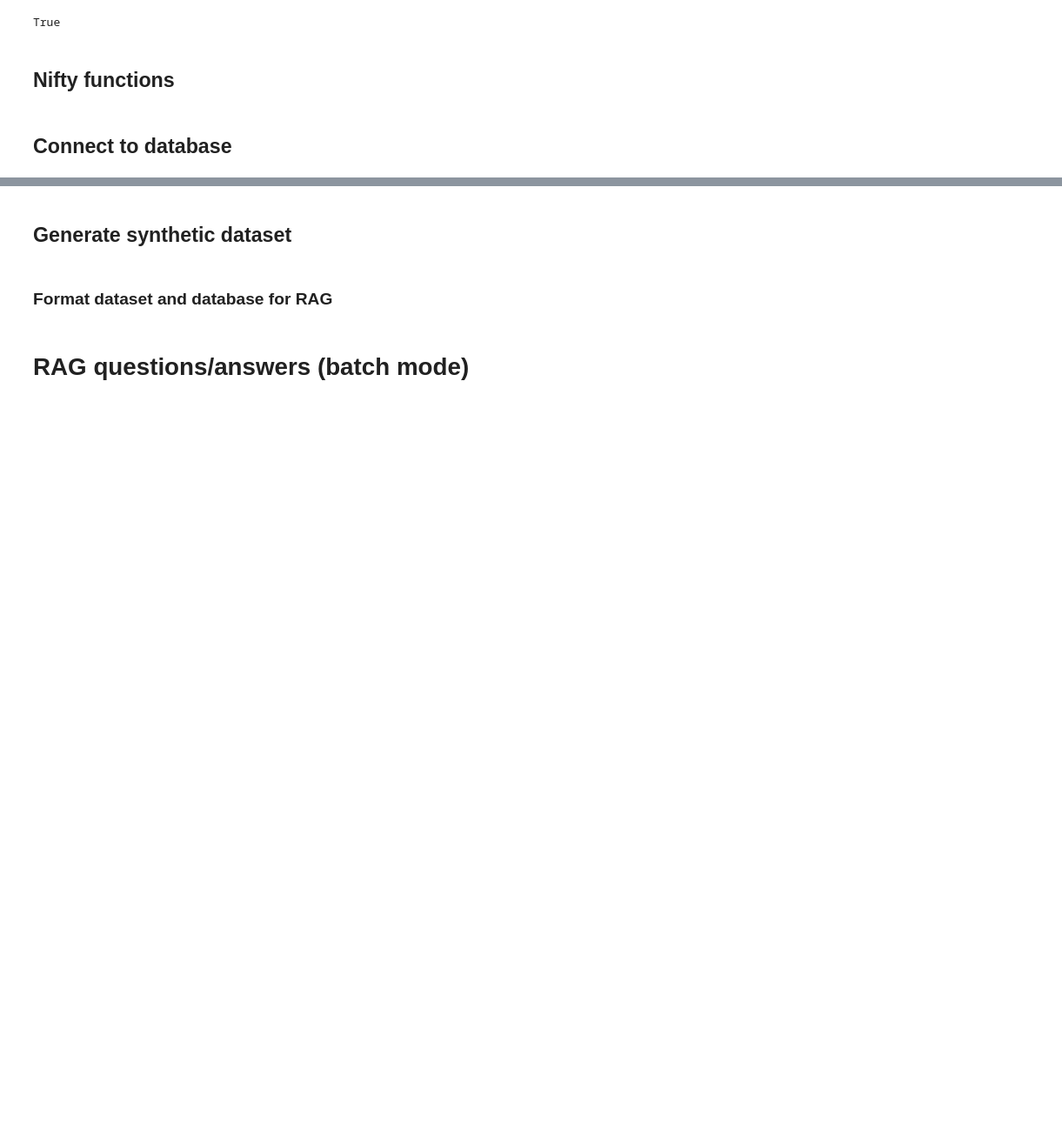
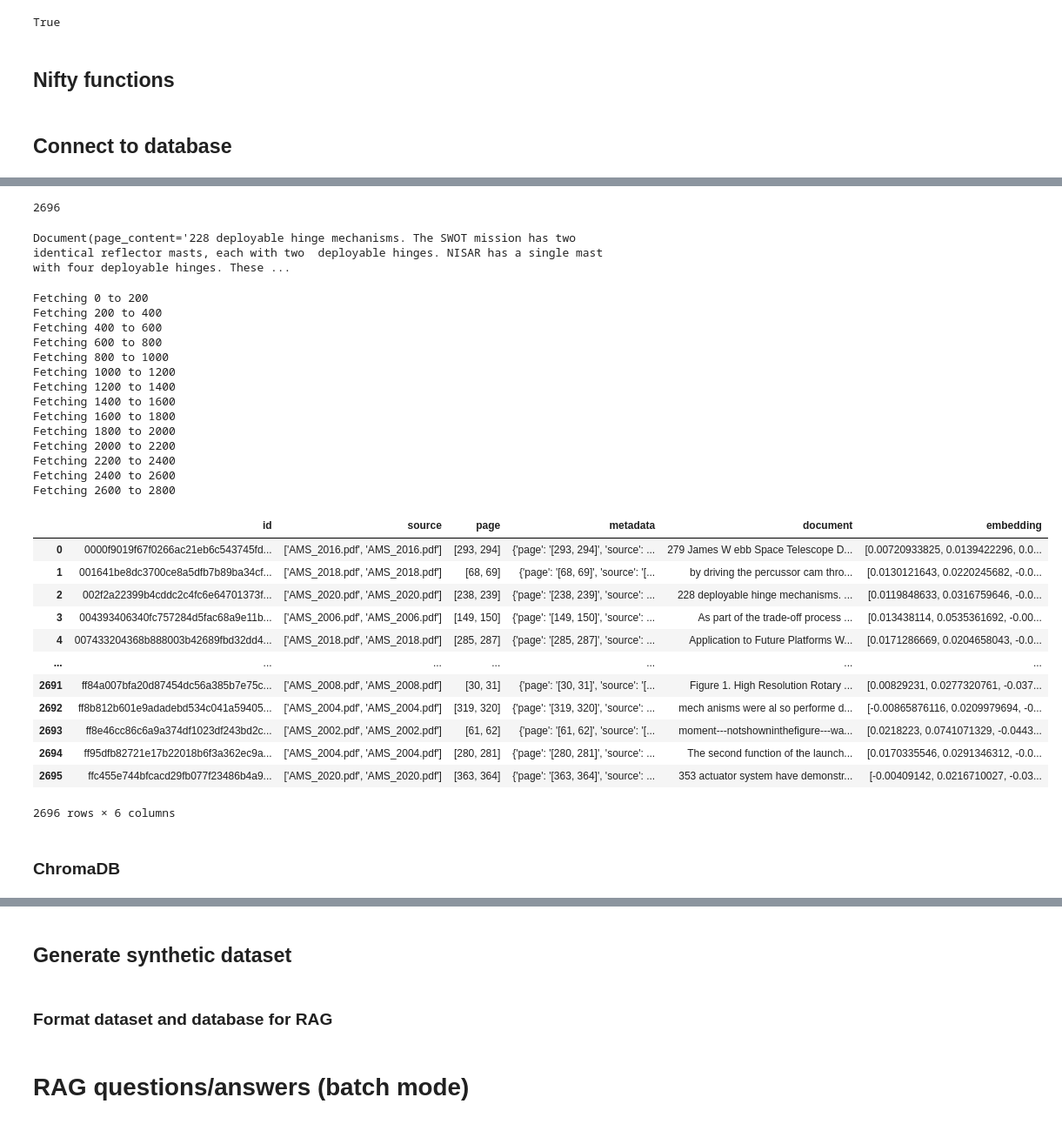
Before and after one commit to dan-s-mueller/aerospace_chatbot, a Jupyter notebook: notebooks/ragas_assessment.ipynb, the cells around one changed output, grey strips where cells are left out. Shown at 87% size. Saved outputs shown, nothing was run; the diff lists cells and outputs as text; code cells hidden in the pictures; blank space fills up the shorter version.

Commit message:
Added pinecone archiving support. Moved parent-child/summary export to get_docs_df

```diff
--- a/notebooks/ragas_assessment.ipynb
+++ b/notebooks/ragas_assessment.ipynb
@@ -90,0 +107,5 @@ def add_cached_column_from_file(df, file_name, merge_on, column):
+# %%
+dbs=[{'index_name':'voyage-large-2-instruct-ams-2merge-none',
+     'query_model': VoyageAIEmbeddings(model='voyage-large-2-instruct',
+                                       voyage_api_key=os.getenv('VOYAGE_API_KEY'), truncation=False)}
+     ]
@@ -91,3 +158,45 @@ def add_cached_column_from_file(df, file_name, merge_on, column):
+# %%
+len(lcdocs_pinecone)
+# %% [output]
+2696
+# %%
+lcdocs_pinecone[0]
+# %% [output]
+Document(page_content='228 deployable hinge mechanisms. The SWOT mission has two identical reflector masts, each with two  deployable hinges. NISAR has a single mast with four deployable hinges. These ...
+# %%
+# Export all collections to pickles to store them
+# for db in dbs:
+df_temp_pinecone=archive_db('Pinecone',db['index_name'],db['query_model'],export_pickle=False)
+# %% [output]
+Fetching 0 to 200
+Fetching 200 to 400
+Fetching 400 to 600
+Fetching 600 to 800
+Fetching 800 to 1000
+Fetching 1000 to 1200
+Fetching 1200 to 1400
+Fetching 1400 to 1600
+Fetching 1600 to 1800
+Fetching 1800 to 2000
+Fetching 2000 to 2200
+Fetching 2200 to 2400
+Fetching 2400 to 2600
+Fetching 2600 to 2800
+|  | id | source | page | metadata | document | embedding |
+| 0 | 0000f9019f67f0266ac21eb6c543745fd... | ['AMS_2016.pdf', 'AMS_2016.pdf'] | [293, 294] | {'page': '[293, 294]', 'source': ... | 279 James W ebb Space Telescope D... | [0.00720933825, 0.0139422296, 0.0... |
+| 1 | 001641be8dc3700ce8a5dfb7b89ba34cf... | ['AMS_2018.pdf', 'AMS_2018.pdf'] | [68, 69] | {'page': '[68, 69]', 'source': '[... | by driving the percussor cam thro... | [0.0130121643, 0.0220245682, -0.0... |
+| 2 | 002f2a22399b4cddc2c4fc6e64701373f... | ['AMS_2020.pdf', 'AMS_2020.pdf'] | [238, 239] | {'page': '[238, 239]', 'source': ... | 228 deployable hinge mechanisms. ... | [0.0119848633, 0.0316759646, -0.0... |
+| 3 | 004393406340fc757284d5fac68a9e11b... | ['AMS_2006.pdf', 'AMS_2006.pdf'] | [149, 150] | {'page': '[149, 150]', 'source': ... | As part of the trade-off process ... | [0.013438114, 0.0535361692, -0.00... |
+| 4 | 007433204368b888003b42689fbd32dd4... | ['AMS_2018.pdf', 'AMS_2018.pdf'] | [285, 287] | {'page': '[285, 287]', 'source': ... | Application to Future Platforms W... | [0.0171286669, 0.0204658043, -0.0... |
+| ... | ... | ... | ... | ... | ... | ... |
+| 2691 | ff84a007bfa20d87454dc56a385b7e75c... | ['AMS_2008.pdf', 'AMS_2008.pdf'] | [30, 31] | {'page': '[30, 31]', 'source': '[... | Figure 1. High Resolution Rotary ... | [0.00829231, 0.0277320761, -0.037... |
+| 2692 | ff8b812b601e9adadebd534c041a59405... | ['AMS_2004.pdf', 'AMS_2004.pdf'] | [319, 320] | {'page': '[319, 320]', 'source': ... | mech anisms were al so performe d... | [-0.00865876116, 0.0209979694, -0... |
+| 2693 | ff8e46cc86c6a9a374df1023df243bd2c... | ['AMS_2002.pdf', 'AMS_2002.pdf'] | [61, 62] | {'page': '[61, 62]', 'source': '[... | moment---notshowninthefigure---wa... | [0.0218223, 0.0741071329, -0.0443... |
+| 2694 | ff95dfb82721e17b22018b6f3a362ec9a... | ['AMS_2004.pdf', 'AMS_2004.pdf'] | [280, 281] | {'page': '[280, 281]', 'source': ... | The second function of the launch... | [0.0170335546, 0.0291346312, -0.0... |
+| 2695 | ffc455e744bfcacd29fb077f23486b4a9... | ['AMS_2020.pdf', 'AMS_2020.pdf'] | [363, 364] | {'page': '[363, 364]', 'source': ... | 353 actuator system have demonstr... | [-0.00409142, 0.0216710027, -0.03... |
+2696 rows × 6 columns
+# %% [markdown]
+### ChromaDB
 # %%
 persistent_client = chromadb.PersistentClient(path=os.path.join(os.getenv('LOCAL_DB_PATH'),'chromadb'))
 collections=persistent_client.list_collections()
```
Also changed, not shown: parts of 18 cells of this notebook, 1 other file.
